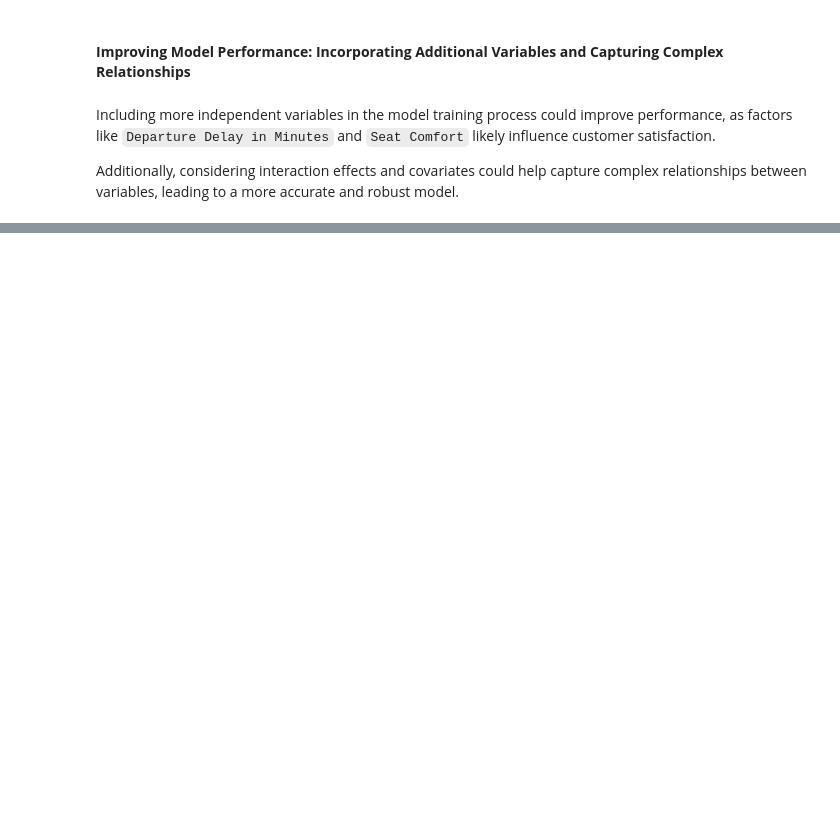
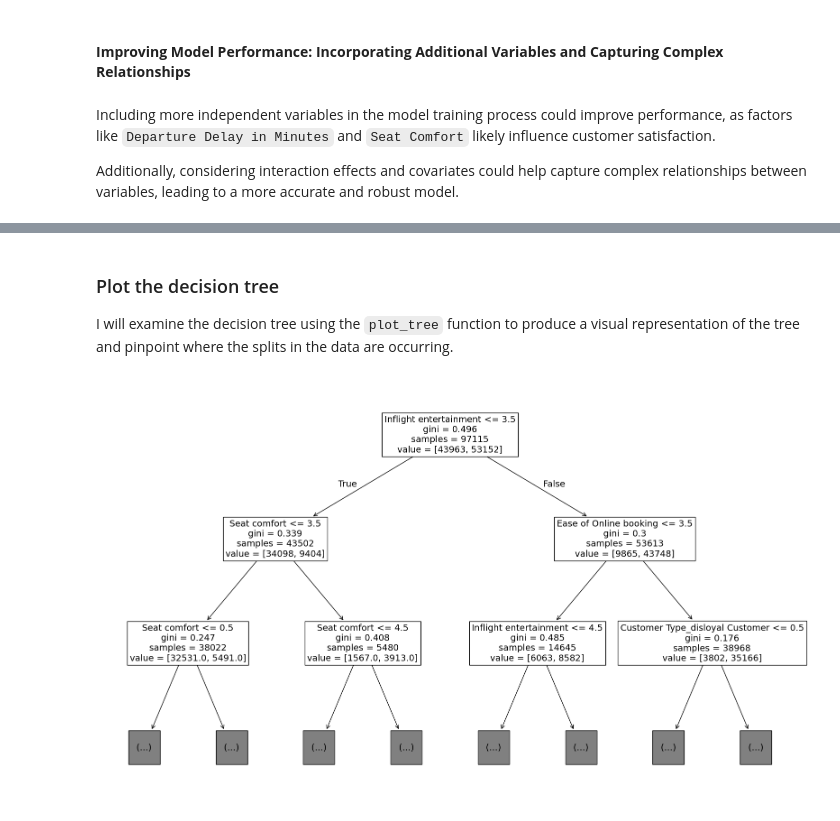
Before and after one commit to Cyberoctane29/Invistico-Airlines-Customer-Satisfaction-Prediction-End-to-End-Analysis-and-Modeling, a Jupyter notebook: Invistico_Airlines_Customer_Satisfaction_Prediction_End_to_End_Analysis_and_Modeling.ipynb, the cells around one changed output, grey strips where cells are left out. Drawn from its saved outputs; the diff is of its cells as text; code cells hidden in the pictures; blank space fills up the shorter version.

```diff
--- a/Invistico_Airlines_Customer_Satisfaction_Prediction_End_to_End_Analysis_and_Modeling.ipynb
+++ b/Invistico_Airlines_Customer_Satisfaction_Prediction_End_to_End_Analysis_and_Modeling.ipynb
@@ -604,0 +762,2 @@ I would recommend sharing key insights derived from the model's performance and
+# %%
+airline_df_subset1['satisfaction'] = airline_df_subset1['satisfaction'].map({"satisfied": 1, "dissatisfied": 0})
@@ -604,0 +924,9 @@ I would recommend sharing key insights derived from the model's performance and
+# %% [markdown]
+### Plot the decision tree
+
+I will examine the decision tree using the `plot_tree` function to produce a visual representation of the tree and pinpoint where the splits in the data are occurring.
+# %%
+plt.figure(figsize=(20,12))
+plot_tree(airline_dt, max_depth=2, fontsize=14, feature_names=X.columns);
+# %% [output]
+[figure, added]
```
Also changed, not shown: parts of 185 cells of this notebook, 6 other files.
